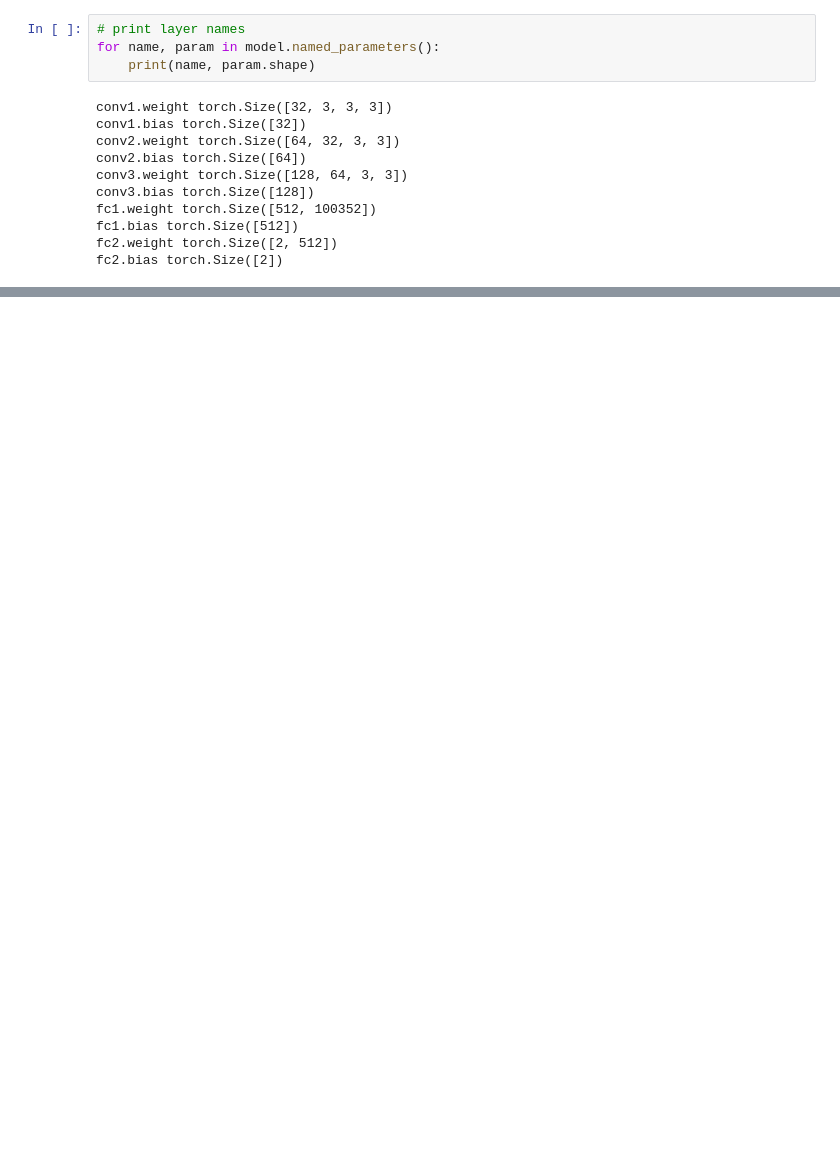
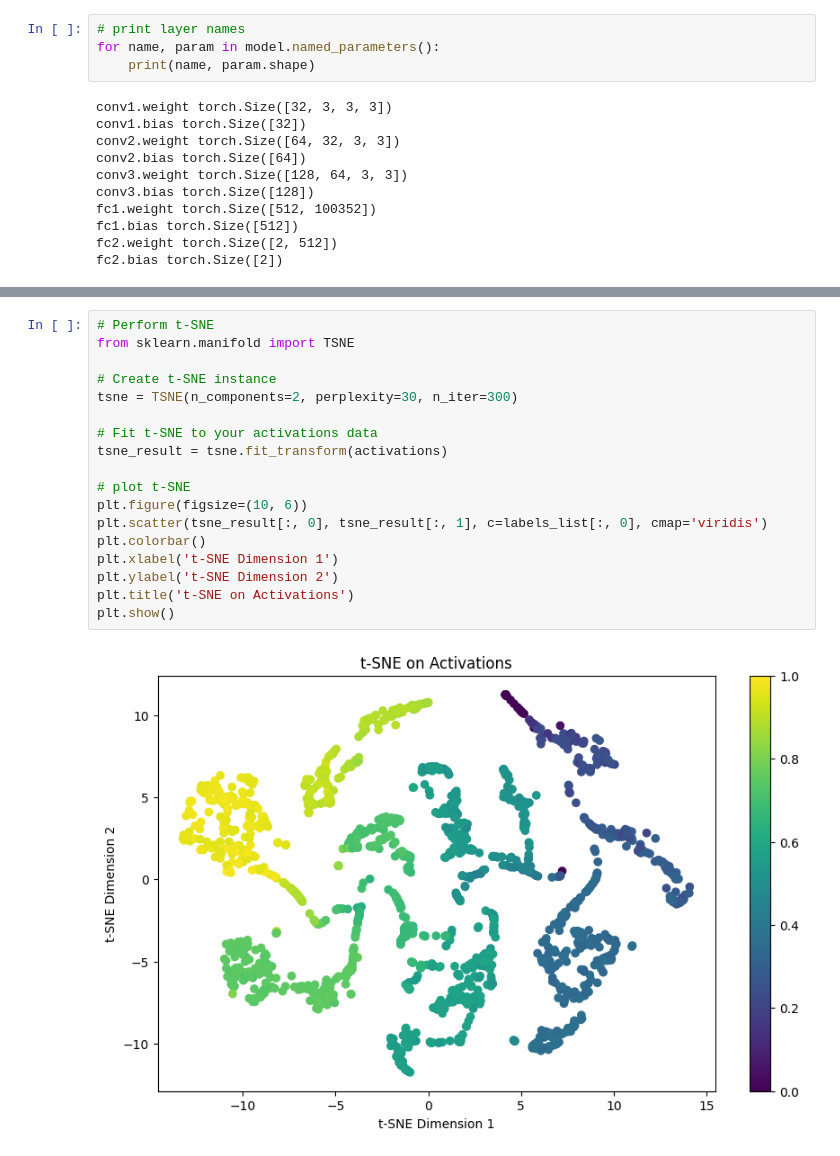
Before and after one commit to jpsousaUP/SSL_Project_1, a Jupyter notebook: notebooks/Pytorch/Regression_SimpleCNN_1.ipynb, the cells around one changed output, grey strips where cells are left out. Saved outputs shown, nothing was run; the diff lists cells and outputs as text; blank space fills up the shorter version.

```diff
--- a/notebooks/Pytorch/Regression_SimpleCNN_1.ipynb
+++ b/notebooks/Pytorch/Regression_SimpleCNN_1.ipynb
@@ -494,0 +437,20 @@ ValueError: 'c' argument has 3836 elements, which is inconsistent with 'x' and '
+# %%
+# Perform t-SNE
+from sklearn.manifold import TSNE
+
+# Create t-SNE instance
+tsne = TSNE(n_components=2, perplexity=30, n_iter=300)
+
+# Fit t-SNE to your activations data
+tsne_result = tsne.fit_transform(activations)
+
+# plot t-SNE
+plt.figure(figsize=(10, 6))
+plt.scatter(tsne_result[:, 0], tsne_result[:, 1], c=labels_list[:, 0], cmap='viridis')
+plt.colorbar()
+plt.xlabel('t-SNE Dimension 1')
+plt.ylabel('t-SNE Dimension 2')
+plt.title('t-SNE on Activations')
+plt.show()
+# %% [output]
+[figure, added]
```
Also changed, not shown: parts of 7 cells of this notebook.
